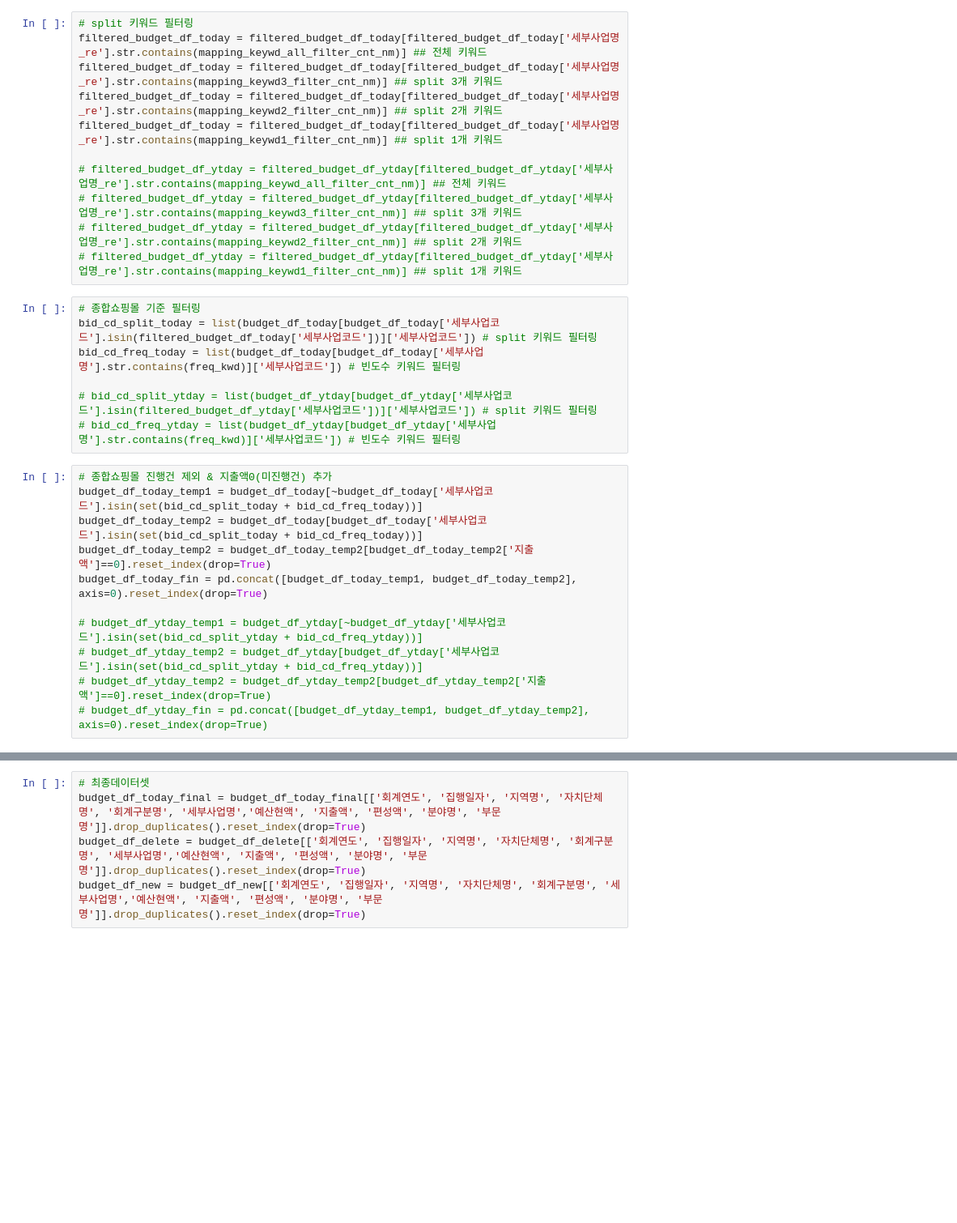
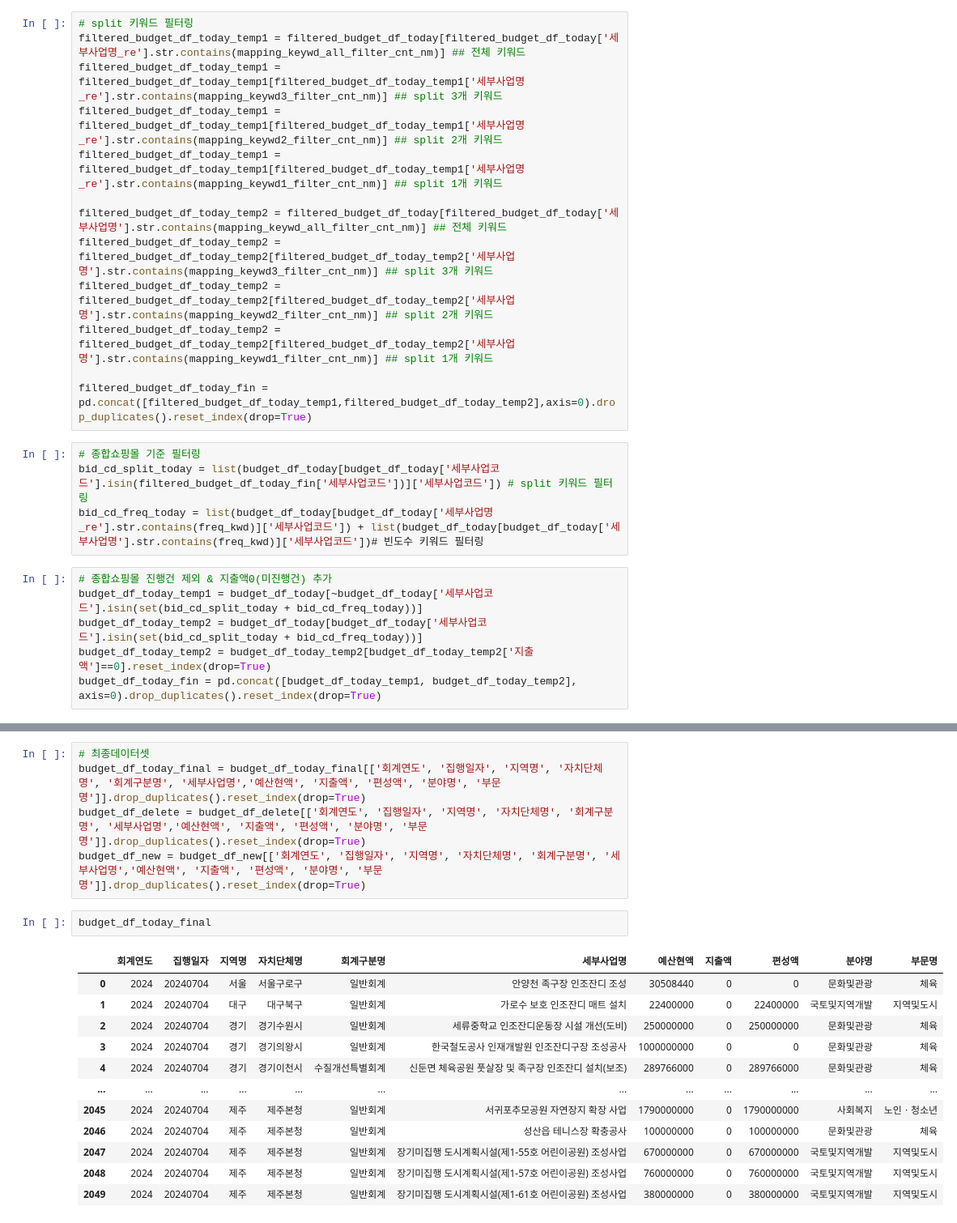
Before and after one commit to kkwann/mido_project, a Jupyter notebook: Data_preprocessing.ipynb, the cells around one changed output, grey strips where cells are left out. Shown: that part at 81% size. Drawn from its saved outputs; the diff is of its cells as text; blank space fills up the shorter version.

```diff
--- a/Data_preprocessing.ipynb
+++ b/Data_preprocessing.ipynb
@@ -207,32 +209,26 @@ filtered_budget_df_today = pd.concat([filtered_budget_df_temp1,filtered_budget_d
 # %%
 # split 키워드 필터링
-filtered_budget_df_today = filtered_budget_df_today[filtered_budget_df_today['세부사업명_re'].str.contains(mapping_keywd_all_filter_cnt_nm)] ## 전체 키워드
-filtered_budget_df_today = filtered_budget_df_today[filtered_budget_df_today['세부사업명_re'].str.contains(mapping_keywd3_filter_cnt_nm)] ## split 3개 키워드
-filtered_budget_df_today = filtered_budget_df_today[filtered_budget_df_today['세부사업명_re'].str.contains(mapping_keywd2_filter_cnt_nm)] ## split 2개 키워드
-filtered_budget_df_today = filtered_budget_df_today[filtered_budget_df_today['세부사업명_re'].str.contains(mapping_keywd1_filter_cnt_nm)] ## split 1개 키워드
+filtered_budget_df_today_temp1 = filtered_budget_df_today[filtered_budget_df_today['세부사업명_re'].str.contains(mapping_keywd_all_filter_cnt_nm)] ## 전체 키워드
+filtered_budget_df_today_temp1 = filtered_budget_df_today_temp1[filtered_budget_df_today_temp1['세부사업명_re'].str.contains(mapping_keywd3_filter_cnt_nm)] ## split 3개 키워드
+filtered_budget_df_today_temp1 = filtered_budget_df_today_temp1[filtered_budget_df_today_temp1['세부사업명_re'].str.contains(mapping_keywd2_filter_cnt_nm)] ## split 2개 키워드
+filtered_budget_df_today_temp1 = filtered_budget_df_today_temp1[filtered_budget_df_today_temp1['세부사업명_re'].str.contains(mapping_keywd1_filter_cnt_nm)] ## split 1개 키워드
 
-# filtered_budget_df_ytday = filtered_budget_df_ytday[filtered_budget_df_ytday['세부사업명_re'].str.contains(mapping_keywd_all_filter_cnt_nm)] ## 전체 키워드
-# filtered_budget_df_ytday = filtered_budget_df_ytday[filtered_budget_df_ytday['세부사업명_re'].str.contains(mapping_keywd3_filter_cnt_nm)] ## split 3개 키워드
-# filtered_budget_df_ytday = filtered_budget_df_ytday[filtered_budget_df_ytday['세부사업명_re'].str.contains(mapping_keywd2_filter_cnt_nm)] ## split 2개 키워드
-# filtered_budget_df_ytday = filtered_budget_df_ytday[filtered_budget_df_ytday['세부사업명_re'].str.contains(mapping_keywd1_filter_cnt_nm)] ## split 1개 키워드
+filtered_budget_df_today_temp2 = filtered_budget_df_today[filtered_budget_df_today['세부사업명'].str.contains(mapping_keywd_all_filter_cnt_nm)] ## 전체 키워드
+filtered_budget_df_today_temp2 = filtered_budget_df_today_temp2[filtered_budget_df_today_temp2['세부사업명'].str.contains(mapping_keywd3_filter_cnt_nm)] ## split 3개 키워드
+filtered_budget_df_today_temp2 = filtered_budget_df_today_temp2[filtered_budget_df_today_temp2['세부사업명'].str.contains(mapping_keywd2_filter_cnt_nm)] ## split 2개 키워드
+filtered_budget_df_today_temp2 = filtered_budget_df_today_temp2[filtered_budget_df_today_temp2['세부사업명'].str.contains(mapping_keywd1_filter_cnt_nm)] ## split 1개 키워드
+
+filtered_budget_df_today_fin = pd.concat([filtered_budget_df_today_temp1,filtered_budget_df_today_temp2],axis=0).drop_duplicates().reset_index(drop=True)
 # %%
 # 종합쇼핑몰 기준 필터링
-bid_cd_split_today = list(budget_df_today[budget_df_today['세부사업코드'].isin(filtered_budget_df_today['세부사업코드'])]['세부사업코드']) # split 키워드 필터링
-bid_cd_freq_today = list(budget_df_today[budget_df_today['세부사업명'].str.contains(freq_kwd)]['세부사업코드']) # 빈도수 키워드 필터링
-
-# bid_cd_split_ytday = list(budget_df_ytday[budget_df_ytday['세부사업코드'].isin(filtered_budget_df_ytday['세부사업코드'])]['세부사업코드']) # split 키워드 필터링
-# bid_cd_freq_ytday = list(budget_df_ytday[budget_df_ytday['세부사업명'].str.contains(freq_kwd)]['세부사업코드']) # 빈도수 키워드 필터링
+bid_cd_split_today = list(budget_df_today[budget_df_today['세부사업코드'].isin(filtered_budget_df_today_fin['세부사업코드'])]['세부사업코드']) # split 키워드 필터링
+bid_cd_freq_today = list(budget_df_today[budget_df_today['세부사업명_re'].str.contains(freq_kwd)]['세부사업코드']) + list(budget_df_today[budget_df_today['세부사업명'].str.contains(freq_kwd)]['세부사업코드'])# 빈도수 키워드 필터링
 # %%
 # 종합쇼핑몰 진행건 제외 & 지출액0(미진행건) 추가
 budget_df_today_temp1 = budget_df_today[~budget_df_today['세부사업코드'].isin(set(bid_cd_split_today + bid_cd_freq_today))]
 budget_df_today_temp2 = budget_df_today[budget_df_today['세부사업코드'].isin(set(bid_cd_split_today + bid_cd_freq_today))]
 budget_df_today_temp2 = budget_df_today_temp2[budget_df_today_temp2['지출액']==0].reset_index(drop=True)
-budget_df_today_fin = pd.concat([budget_df_today_temp1, budget_df_today_temp2], axis=0).reset_index(drop=True)
-
-# budget_df_ytday_temp1 = budget_df_ytday[~budget_df_ytday['세부사업코드'].isin(set(bid_cd_split_ytday + bid_cd_freq_ytday))]
-# budget_df_ytday_temp2 = budget_df_ytday[budget_df_ytday['세부사업코드'].isin(set(bid_cd_split_ytday + bid_cd_freq_ytday))]
-# budget_df_ytday_temp2 = budget_df_ytday_temp2[budget_df_ytday_temp2['지출액']==0].reset_index(drop=True)
-# budget_df_ytday_fin = pd.concat([budget_df_ytday_temp1, budget_df_ytday_temp2], axis=0).reset_index(drop=True)
+budget_df_today_fin = pd.concat([budget_df_today_temp1, budget_df_today_temp2], axis=0).drop_duplicates().reset_index(drop=True)
 # %%
 # 중요 사업 체크
 budget_df_today_final = pd.concat([budget_df_today_fin[budget_df_today_fin['세부사업명'].str.contains('인조잔디')],
@@ -245,3 +241,18 @@ budget_df_today_final = pd.concat([budget_df_today_fin[budget_df_today_fin['세
 budget_df_today_final = budget_df_today_final[['회계연도', '집행일자', '지역명', '자치단체명', '회계구분명', '세부사업명','예산현액', '지출액', '편성액', '분야명', '부문명']].drop_duplicates().reset_index(drop=True)
 budget_df_delete = budget_df_delete[['회계연도', '집행일자', '지역명', '자치단체명', '회계구분명', '세부사업명','예산현액', '지출액', '편성액', '분야명', '부문명']].drop_duplicates().reset_index(drop=True)
 budget_df_new = budget_df_new[['회계연도', '집행일자', '지역명', '자치단체명', '회계구분명', '세부사업명','예산현액', '지출액', '편성액', '분야명', '부문명']].drop_duplicates().reset_index(drop=True)
+# %%
+budget_df_today_final
+# %% [output]
+|  | 회계연도 | 집행일자 | 지역명 | 자치단체명 | 회계구분명 | 세부사업명 | 예산현액 | 지출액 | 편성액 | 분야명 | 부문명 |
+| 0 | 2024 | 20240704 | 서울 | 서울구로구 | 일반회계 | 안양천 족구장 인조잔디 조성 | 30508440 | 0 | 0 | 문화및관광 | 체육 |
+| 1 | 2024 | 20240704 | 대구 | 대구북구 | 일반회계 | 가로수 보호 인조잔디 매트 설치 | 22400000 | 0 | 22400000 | 국토및지역개발 | 지역및도시 |
+| 2 | 2024 | 20240704 | 경기 | 경기수원시 | 일반회계 | 세류중학교 인조잔디운동장 시설 개선(도비) | 250000000 | 0 | 250000000 | 문화및관광 | 체육 |
+| 3 | 2024 | 20240704 | 경기 | 경기의왕시 | 일반회계 | 한국철도공사 인재개발원 인조잔디구장 조성공사 | 1000000000 | 0 | 0 | 문화및관광 | 체육 |
+| 4 | 2024 | 20240704 | 경기 | 경기이천시 | 수질개선특별회계 | 신둔면 체육공원 풋살장 및 족구장 인조잔디 설치(보조) | 289766000 | 0 | 289766000 | 문화및관광 | 체육 |
+| ... | ... | ... | ... | ... | ... | ... | ... | ... | ... | ... | ... |
+| 2045 | 2024 | 20240704 | 제주 | 제주본청 | 일반회계 | 서귀포추모공원 자연장지 확장 사업 | 1790000000 | 0 | 1790000000 | 사회복지 | 노인ㆍ청소년 |
+| 2046 | 2024 | 20240704 | 제주 | 제주본청 | 일반회계 | 성산읍 테니스장 확충공사 | 100000000 | 0 | 100000000 | 문화및관광 | 체육 |
+| 2047 | 2024 | 20240704 | 제주 | 제주본청 | 일반회계 | 장기미집행 도시계획시설(제1-55호 어린이공원) 조성사업 | 670000000 | 0 | 670000000 | 국토및지역개발 | 지역및도시 |
+| 2048 | 2024 | 20240704 | 제주 | 제주본청 | 일반회계 | 장기미집행 도시계획시설(제1-57호 어린이공원) 조성사업 | 760000000 | 0 | 760000000 | 국토및지역개발 | 지역및도시 |
+| 2049 | 2024 | 20240704 | 제주 | 제주본청 | 일반회계 | 장기미집행 도시계획시설(제1-61호 어린이공원) 조성사업 | 380000000 | 0 | 380000000 | 국토및지역개발 | 지역및도시 |
```
Also changed, not shown: parts of 18 cells of this notebook, 1 other file.
